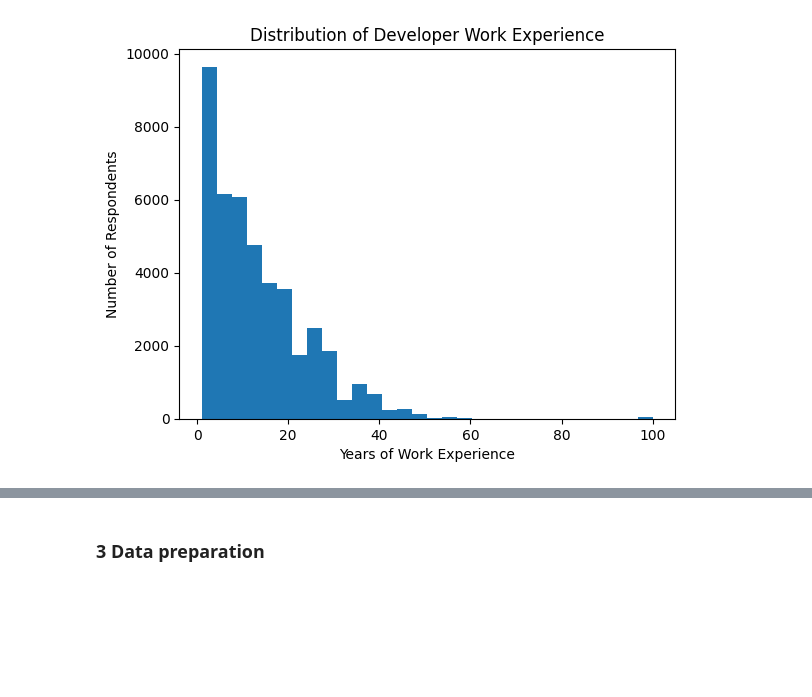
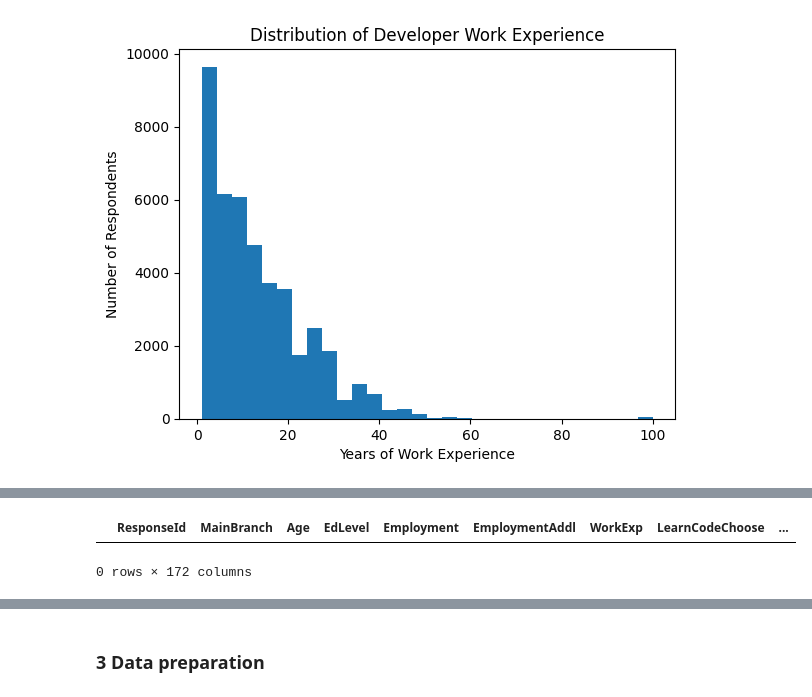
Before and after one commit to RaveTheBrave/Udacity-Data-Science-Stack-Overflow-Blog-Post, a Jupyter notebook: Stack Overflow Blog Post.ipynb, the cells around one changed output, grey strips where cells are left out. Cells and saved outputs as stored; diff of their text form; code cells hidden in the pictures; blank space fills up the shorter version.

```diff
--- a/Stack Overflow Blog Post.ipynb
+++ b/Stack Overflow Blog Post.ipynb
@@ -162,0 +185,5 @@ The dataset has 49,191 surveys. Both "WorkExp" and "AISelect" contain missing va
+# %%
+df[df['WorkExp'] > 60]
+# %% [output]
+|  | ResponseId | MainBranch | Age | EdLevel | Employment | EmploymentAddl | WorkExp | LearnCodeChoose | ... |
+0 rows × 172 columns
```
Also changed, not shown: parts of 30 cells of this notebook.
